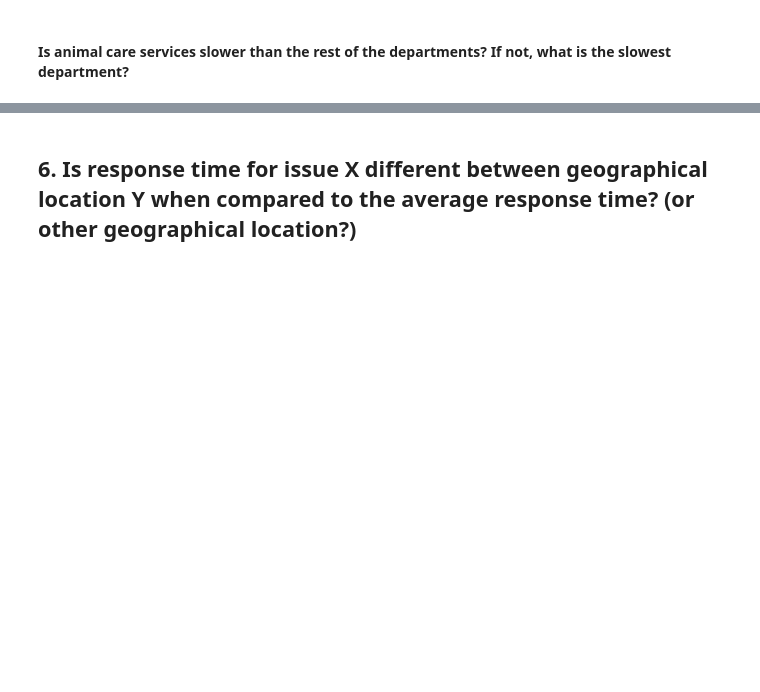
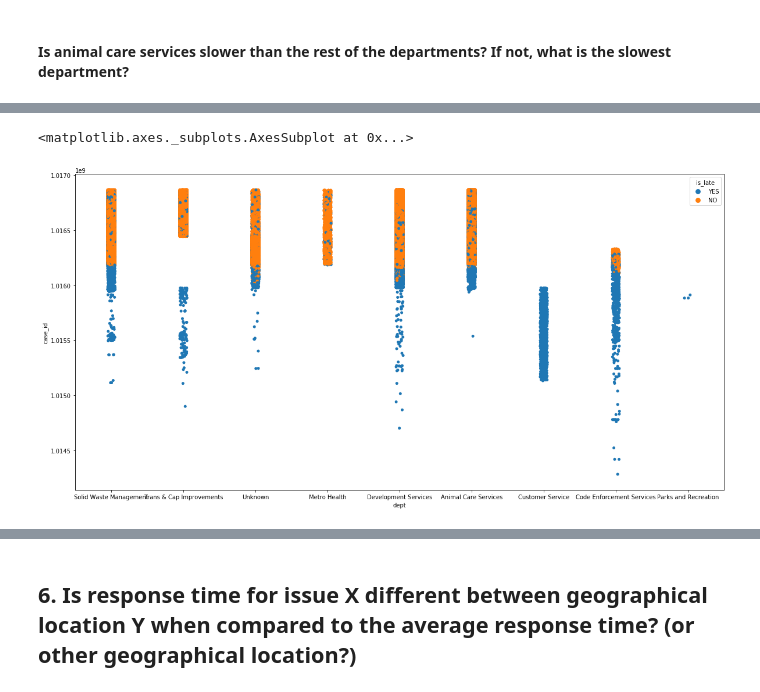
Before and after one commit to 3-1-1-Codeup/project, a Jupyter notebook: workbooks/gabby/explore_walkthrough.ipynb, the cells around one changed output, grey strips where cells are left out. Saved outputs shown, nothing was run; the diff lists cells and outputs as text; code cells hidden in the pictures; blank space fills up the shorter version.

```diff
--- a/workbooks/gabby/explore_walkthrough.ipynb
+++ b/workbooks/gabby/explore_walkthrough.ipynb
@@ -122,0 +124,7 @@ par= train[train.dept== "Parks and Recreation"]
+# %%
+plt.figure(figsize=(20, 10))
+
+sns.stripplot(x="dept", y="case_id", hue='is_late', data=train, jitter=0.05)
+# %% [output]
+<matplotlib.axes._subplots.AxesSubplot at 0x...>
+[figure, added]
```
Also changed, not shown: parts of 10 cells of this notebook.
